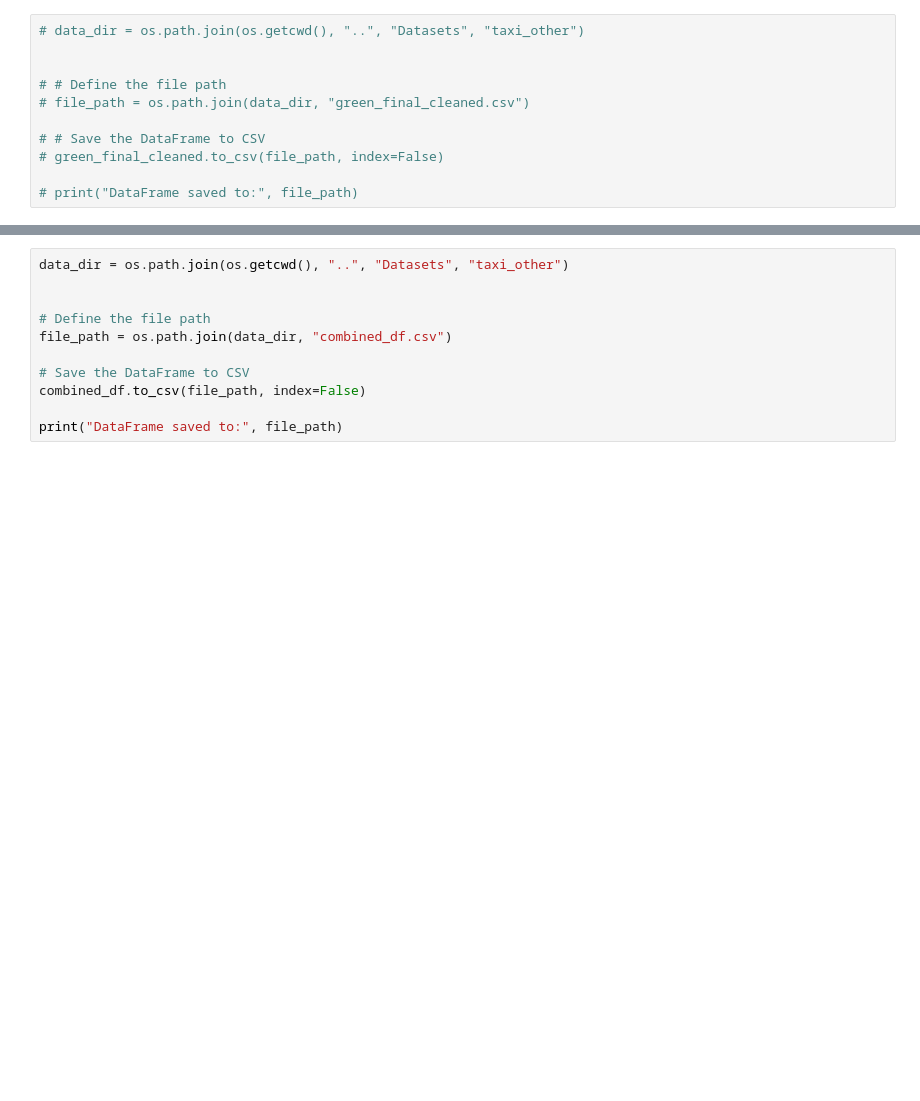
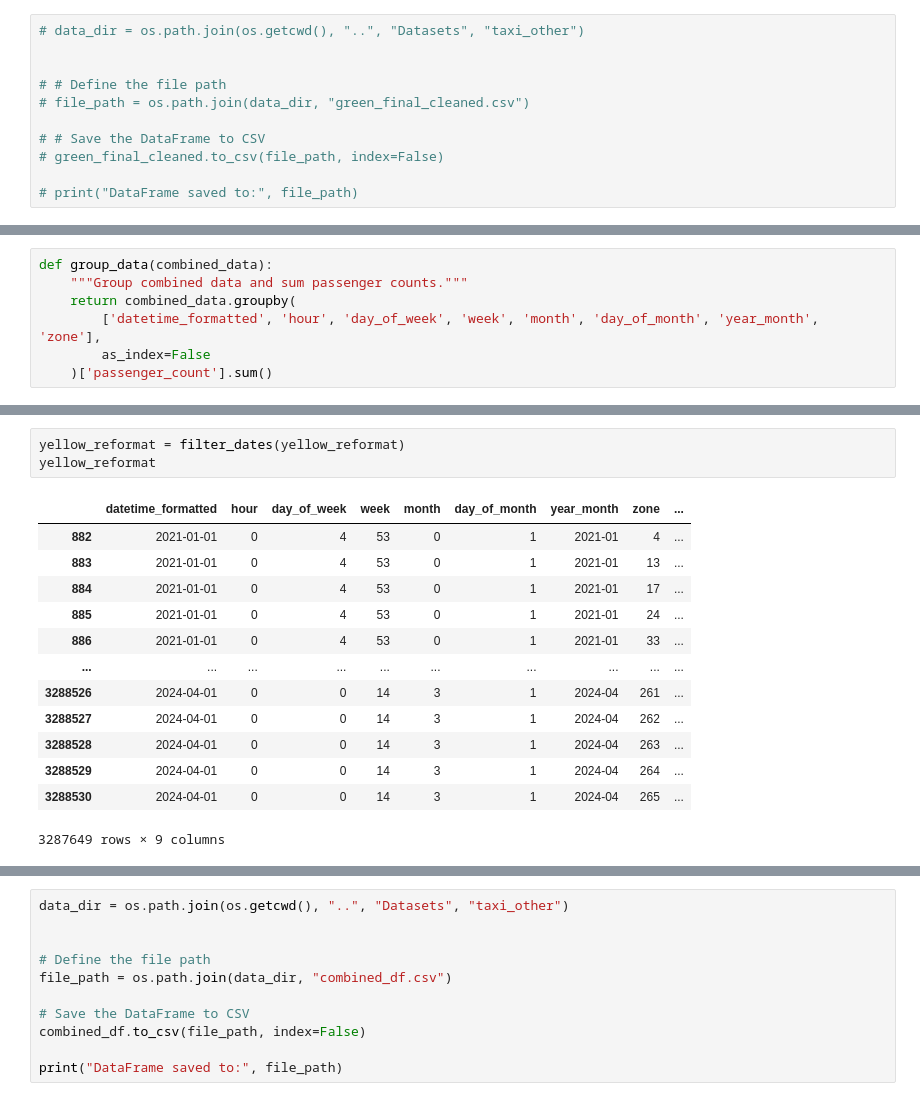
Before and after one commit to DR7439/New-York-App, a Jupyter notebook: data-analytics/cleaning/taxi_cleaning_pipeline.ipynb, the cells around one changed output, grey strips where cells are left out. Drawn from its saved outputs; the diff is of its cells as text; blank space fills up the shorter version.

```diff
--- a/data-analytics/cleaning/taxi_cleaning_pipeline.ipynb
+++ b/data-analytics/cleaning/taxi_cleaning_pipeline.ipynb
@@ -642,0 +790,7 @@ memory usage: 143.5+ MB
+# %%
+def group_data(combined_data):
+    """Group combined data and sum passenger counts."""
+    return combined_data.groupby(
+        ['datetime_formatted', 'hour', 'day_of_week', 'week', 'month', 'day_of_month', 'year_month', 'zone'],
+        as_index=False
+    )['passenger_count'].sum()
@@ -642,0 +869,17 @@ memory usage: 143.5+ MB
+# %%
+yellow_reformat = filter_dates(yellow_reformat)
+yellow_reformat
+# %% [output]
+|  | datetime_formatted | hour | day_of_week | week | month | day_of_month | year_month | zone | ... |
+| 882 | 2021-01-01 | 0 | 4 | 53 | 0 | 1 | 2021-01 | 4 | ... |
+| 883 | 2021-01-01 | 0 | 4 | 53 | 0 | 1 | 2021-01 | 13 | ... |
+| 884 | 2021-01-01 | 0 | 4 | 53 | 0 | 1 | 2021-01 | 17 | ... |
+| 885 | 2021-01-01 | 0 | 4 | 53 | 0 | 1 | 2021-01 | 24 | ... |
+| 886 | 2021-01-01 | 0 | 4 | 53 | 0 | 1 | 2021-01 | 33 | ... |
+| ... | ... | ... | ... | ... | ... | ... | ... | ... | ... |
+| 3288526 | 2024-04-01 | 0 | 0 | 14 | 3 | 1 | 2024-04 | 261 | ... |
+| 3288527 | 2024-04-01 | 0 | 0 | 14 | 3 | 1 | 2024-04 | 262 | ... |
+| 3288528 | 2024-04-01 | 0 | 0 | 14 | 3 | 1 | 2024-04 | 263 | ... |
+| 3288529 | 2024-04-01 | 0 | 0 | 14 | 3 | 1 | 2024-04 | 264 | ... |
+| 3288530 | 2024-04-01 | 0 | 0 | 14 | 3 | 1 | 2024-04 | 265 | ... |
+3287649 rows × 9 columns
```
Also changed, not shown: parts of 52 cells of this notebook, 2 other files.
